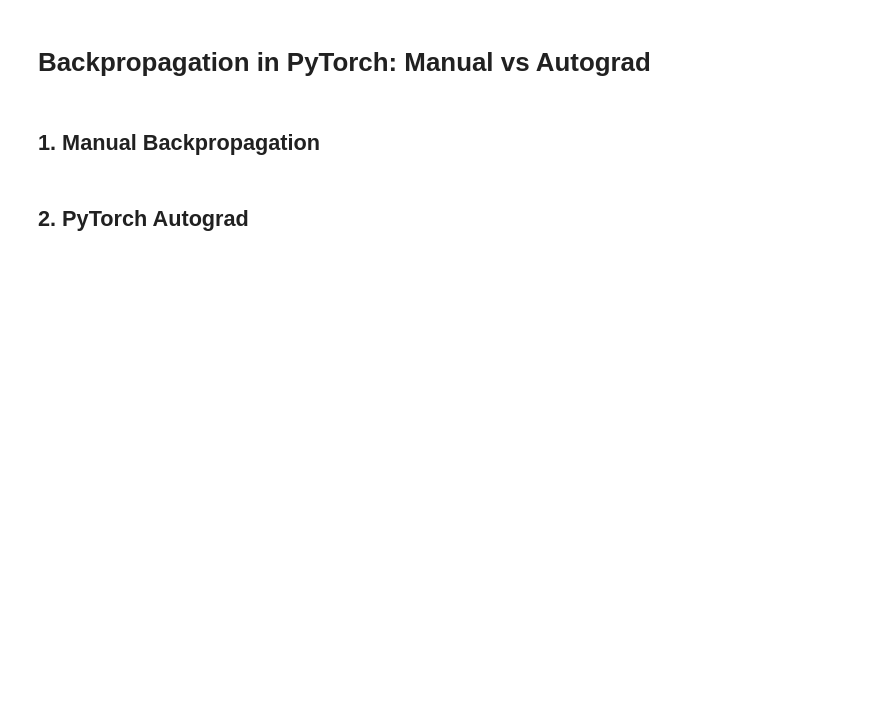
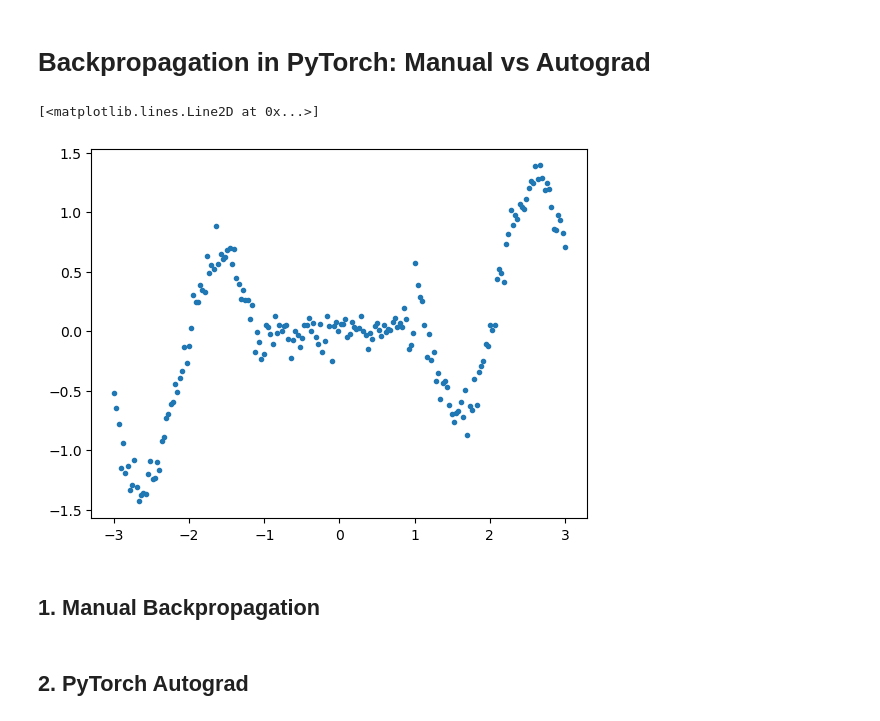
Before and after one commit to felipe-tobar/Maths-for-ML, a Jupyter notebook: tutorials/backprop.ipynb, the cells around one changed output. Saved outputs shown, nothing was run; the diff lists cells and outputs as text; code cells hidden in the pictures; blank space fills up the shorter version.

```diff
--- a/tutorials/backprop.ipynb
+++ b/tutorials/backprop.ipynb
@@ -21,6 +21,11 @@ y += 0.1 * torch.randn_like(x)                     # add small noise
 layers = [1, 16, 16, 16, 16, 1]  # 4 hidden layers
 lr = 0.05
 epochs = 3000
+# %%
+plt.plot(x,y,'.')
+# %% [output]
+[<matplotlib.lines.Line2D at 0x...>]
+[figure, added]
 # %% [markdown]
 ## 1. Manual Backpropagation
 # %%
```
Also changed, not shown: parts of 1 cell of this notebook.
